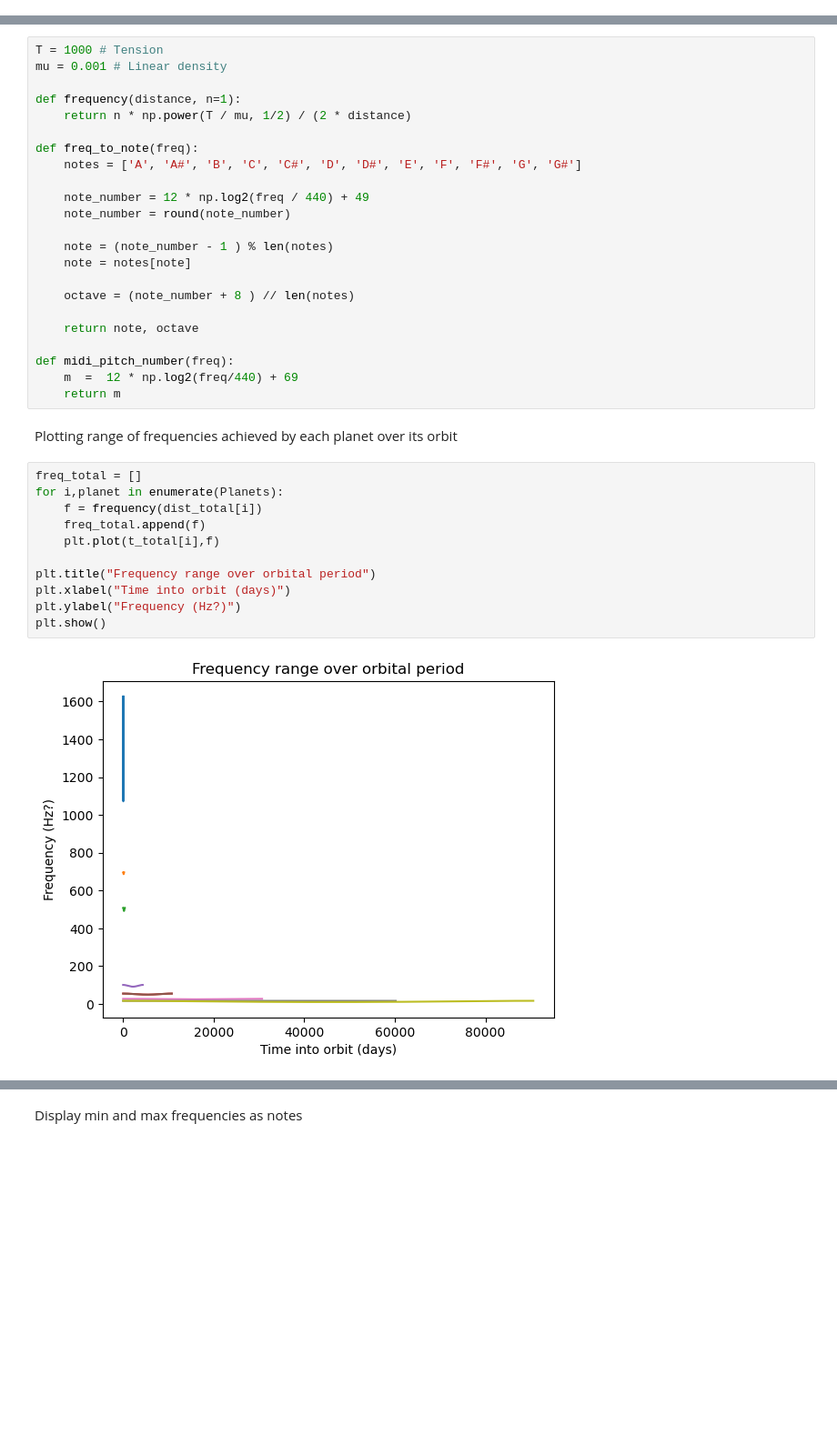
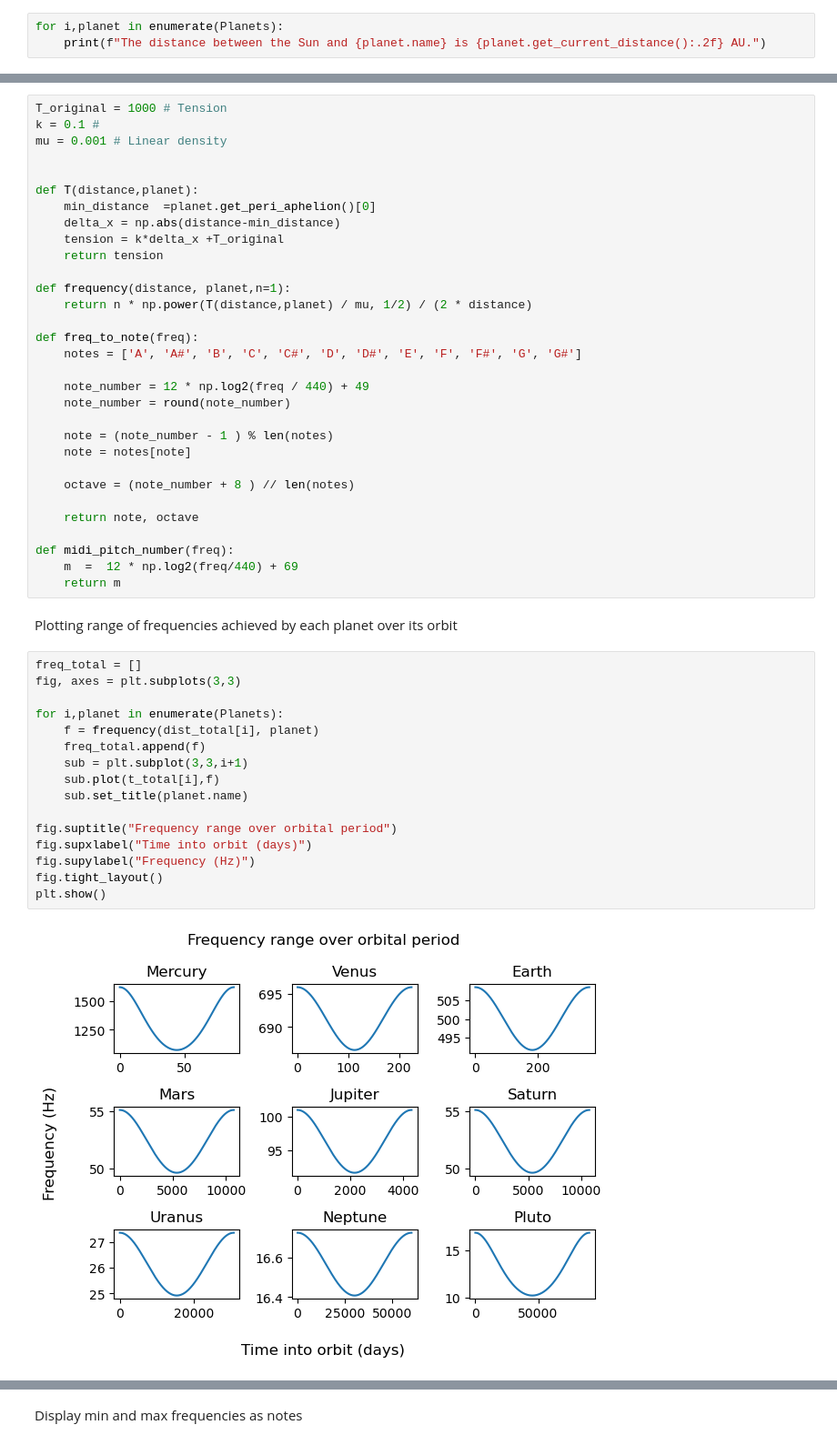
Before and after one commit to neil-power/music_of_the_spheres, a Jupyter notebook: group project.ipynb, the cells around one changed output, grey strips where cells are left out. Shown: that part at 91% size. Cells and saved outputs as stored; diff of their text form; blank space fills up the shorter version.

Commit message:
Added daily chord and varying tension

```diff
--- a/group project.ipynb
+++ b/group project.ipynb
@@ -83,0 +106,3 @@ Planets = [Mercury, Venus, Earth, Mars, Jupiter, Saturn, Uranus, Neptune, Pluto]
+# %%
+for i,planet in enumerate(Planets):
+    print(f"The distance between the Sun and {planet.name} is {planet.get_current_distance():.2f} AU.")
@@ -156,11 +192,19 @@ Pluto: Perihelion: 29.65 AU. Aphelion: 48.83 AU.
 # %% [markdown]
 Converting distance to frequency to a note
 # %%
-T = 1000 # Tension
+T_original = 1000 # Tension
+k = 0.1 #
 mu = 0.001 # Linear density
 
-def frequency(distance, n=1):
-    return n * np.power(T / mu, 1/2) / (2 * distance)
+
+def T(distance,planet):
+    min_distance  =planet.get_peri_aphelion()[0]
+    delta_x = np.abs(distance-min_distance)
+    tension = k*delta_x +T_original
+    return tension
+
+def frequency(distance, planet,n=1):
+    return n * np.power(T(distance,planet) / mu, 1/2) / (2 * distance)
 
 def freq_to_note(freq):
     notes = ['A', 'A#', 'B', 'C', 'C#', 'D', 'D#', 'E', 'F', 'F#', 'G', 'G#']
@@ -182,14 +226,19 @@ def midi_pitch_number(freq):
 Plotting range of frequencies achieved by each planet over its orbit
 # %%
 freq_total = []
+fig, axes = plt.subplots(3,3)
+
 for i,planet in enumerate(Planets):
-    f = frequency(dist_total[i])
+    f = frequency(dist_total[i], planet)
     freq_total.append(f)
-    plt.plot(t_total[i],f)
+    sub = plt.subplot(3,3,i+1)
+    sub.plot(t_total[i],f)
+    sub.set_title(planet.name)
 
-plt.title("Frequency range over orbital period")
-plt.xlabel("Time into orbit (days)")
-plt.ylabel("Frequency (Hz?)")
+fig.suptitle("Frequency range over orbital period")
+fig.supxlabel("Time into orbit (days)")
+fig.supylabel("Frequency (Hz)")
+fig.tight_layout()
 plt.show()
 # %% [output]
-[figure, old version]
+[figure, new version]
```
Also changed, not shown: parts of 15 cells of this notebook, 1 other file.
